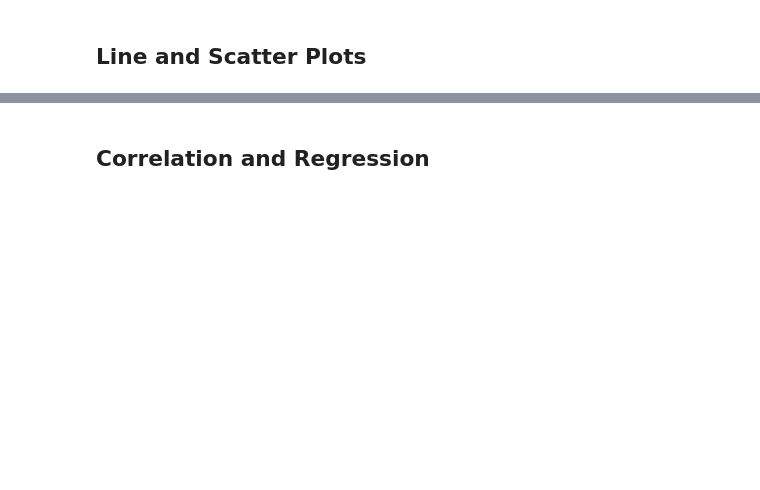
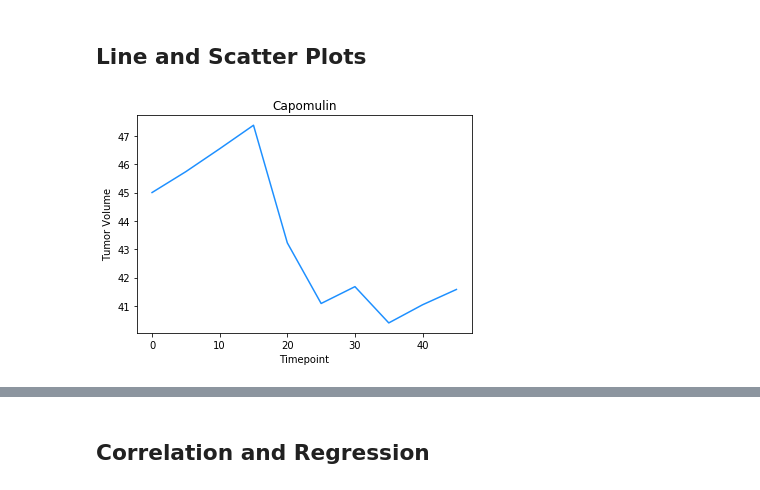
Before and after one commit to drupps/matplotlib-challenge, a Jupyter notebook: Pymaceuticals/pymaceuticals.ipynb, the cells around one changed output, grey strips where cells are left out. Drawn from its saved outputs; the diff is of its cells as text; code cells hidden in the pictures; blank space fills up the shorter version.

```diff
--- a/Pymaceuticals/pymaceuticals.ipynb
+++ b/Pymaceuticals/pymaceuticals.ipynb
@@ -296,5 +353,14 @@ KeyError: 'Tumor Volume (mmm3)'
 ## Line and Scatter Plots
 # %%
 # Generate a line plot of time point versus tumor volume for a mouse treated with Capomulin
+tumor_vol2 = mouse_clean_df.loc[mouse_clean_df["Mouse ID"]=="r944"]["Tumor Volume (mm3)"]
+timepoint = mouse_clean_df.loc[mouse_clean_df["Mouse ID"]=="r944"]["Timepoint"]
+plt.plot(timepoint, tumor_vol2, color="dodgerblue")
+plt.xlabel("Timepoint")
+plt.ylabel("Tumor Volume")
+plt.title("Capomulin")
+plt.show()
+# %% [output]
+[figure, added]
 # %%
 # Generate a scatter plot of mouse weight versus average tumor volume for the Capomulin regimen
```
Also changed, not shown: parts of 12 cells of this notebook.
